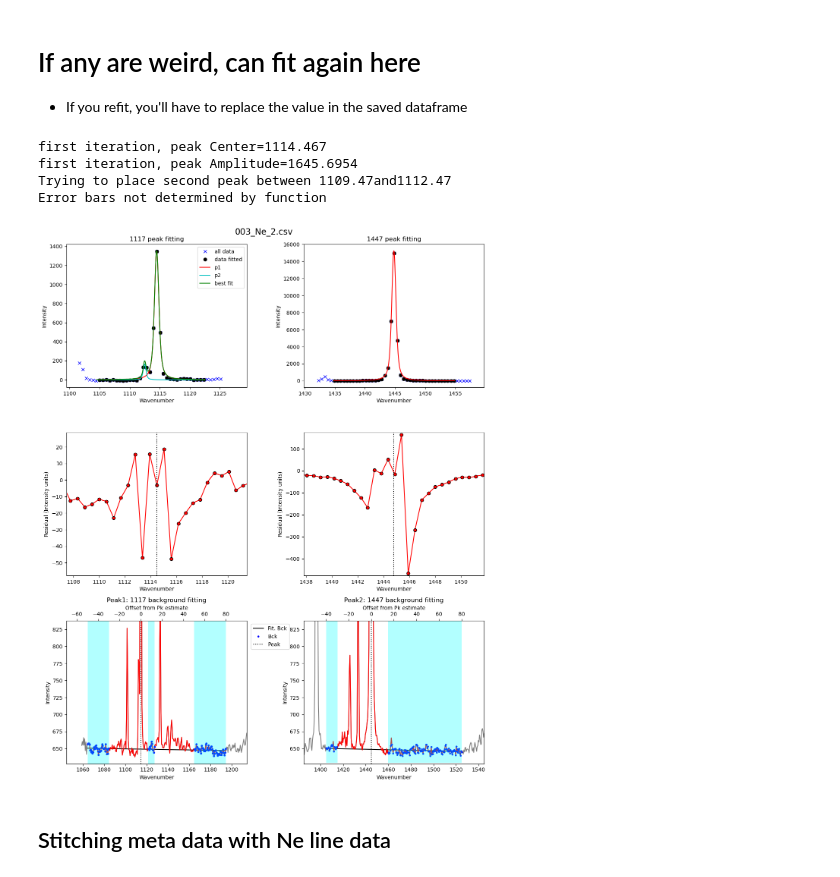
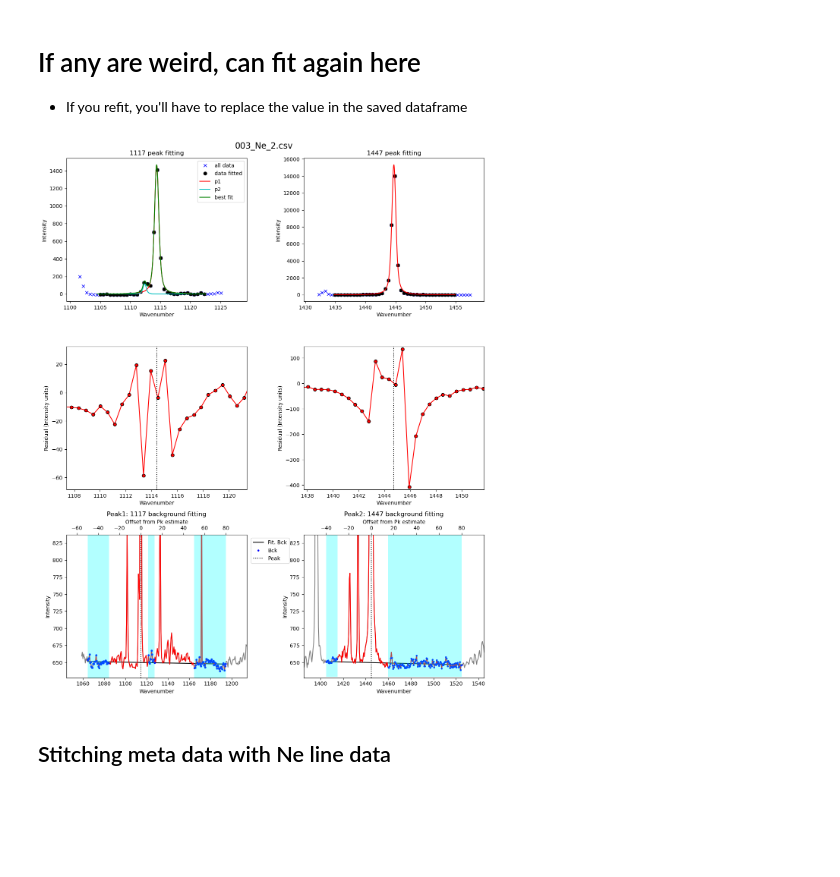
Before and after one commit to PennyWieser/DiadFit, a Jupyter notebook: docs/Examples/Weak_Diad_BenBlack/Black_Ne_Fitting_1447_1117.ipynb, the cells around one changed output. Cells and saved outputs as stored; diff of their text form; code cells hidden in the pictures; blank space fills up the shorter version.

```diff
--- a/docs/Examples/Weak_Diad_BenBlack/Black_Ne_Fitting_1447_1117.ipynb
+++ b/docs/Examples/Weak_Diad_BenBlack/Black_Ne_Fitting_1447_1117.ipynb
@@ -193,26 +193,3 @@ df2=pf.loop_Ne_lines(files=Ne_files, path=mypath, filetype='head_csv',
 [figure]
 [figure]
 [figure]
-# %%
-#%%timeit
-plot_figure=False# Means doesnt make figures, lot faster.
-save_excel=True # Saves to excel
-save_clipboard=True # Copies to clipboard
-
-df = pd.DataFrame([])
-for i in range(0, len(Ne_files)):
-
-    filename=Ne_files[i]
-    Ne=pf.get_data(path=mypath, filename=filename, filetype=filetype)
-    print('working on ' + str(Ne_files[i]))
-
-
-    data=pf.fit_Ne_lines(
-    config=Ne_Config, peaks_1=peaks_1,
-    Ne=Ne, filename=filename, path=mypath, prefix=prefix,
-    Ne_center_1=nearest_pk1, Ne_center_2=nearest_pk2,
-    DeltaNe_ideal=ideal_split['Ne_Split'], plot_figure=plot_figure)
-
-
-    df = df.append(data)
-df2=df.reset_index(drop=True)
@@ -248,32 +199,28 @@ Error bars not determined by function
 # %%
 # Which file
 filename2=Ne_files[1]  # Or you could put a string here, like 'NE1.txt'
 
 # Tweak fit
 
 Ne_Config2=pf.Ne_peak_config(amplitude=100, LH_offset_mini=[2, 5],
 lower_bck_pk1=(-50, -30), upper_bck1_pk1=[7, 13], upper_bck2_pk1=[50, 80],
 lower_bck_pk2=[-40, -30], upper_bck1_pk2=[15, 50], upper_bck2_pk2=[50, 80],
 x_range_peak=15, x_span_pk1=[-10, 8], x_span_pk2=[-10, 10])
 Ne_Config
 
 # You also need to set whether you want 1 peak or 2 for the LH diad
 peaks_1=2
 
-df_test, Ne_pk1_reg_x_plot, Ne_pk1_reg_y_plot=pf.fit_Ne_lines(
+df_test=pf.fit_Ne_lines(
     config=Ne_Config2, peaks_1=peaks_1,
     Ne=Ne, filename=filename2, path=mypath, prefix=prefix,
     Ne_center_1=nearest_pk1, Ne_center_2=nearest_pk2,
     DeltaNe_ideal=ideal_split['Ne_Split'])
 
 
 #config: Ne_peak_config=Ne_peak_config(),
 # %% [output]
-first iteration, peak Center=1114.467
-first iteration, peak Amplitude=1645.6954
-Trying to place second peak between 1109.47and1112.47
-Error bars not determined by function
-[figure, old version]
+[figure, new version]
 # %% [markdown]
 ## Stitching meta data with Ne line data
 # %%
```
Also changed, not shown: parts of 3 cells of this notebook, 46 other files.
